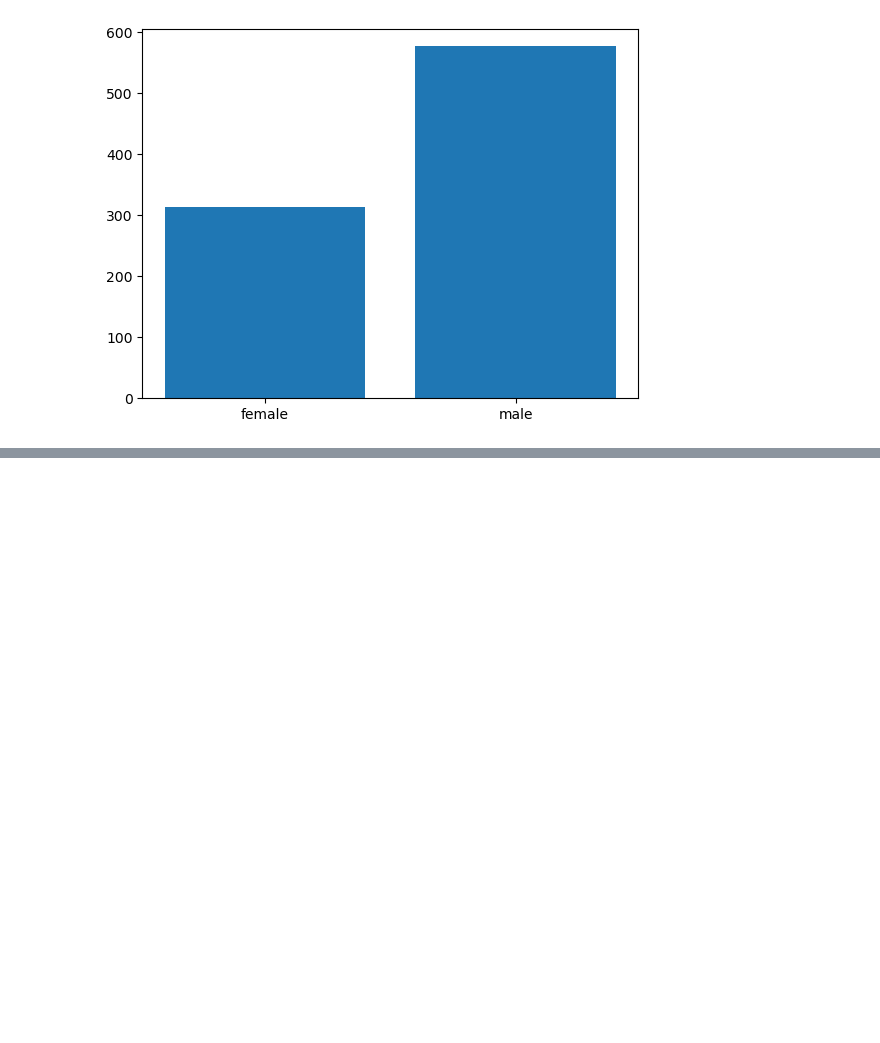
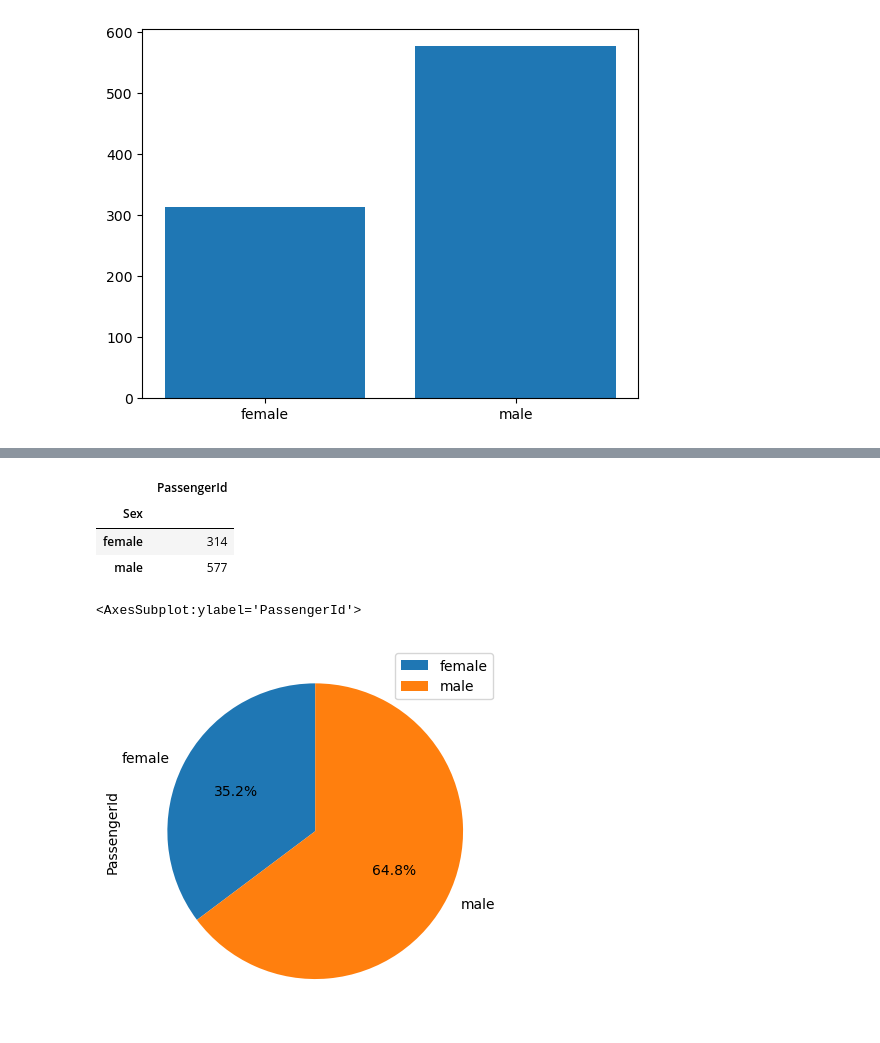
Before and after one commit to jungarcode/visualizaciones, a Jupyter notebook: visualizaciones_univariables.ipynb, the cells around one changed output, grey strips where cells are left out. Saved outputs shown, nothing was run; the diff lists cells and outputs as text; code cells hidden in the pictures; blank space fills up the shorter version.

```diff
--- a/visualizaciones_univariables.ipynb
+++ b/visualizaciones_univariables.ipynb
@@ -90,0 +121,18 @@ plt.bar(
+# %%
+pasajeros_sexo
+# %% [output]
+|  | PassengerId |
+| Sex |  |
+| female | 314 |
+| male | 577 |
+# %%
+# Graficamos con pandas
+
+pasajeros_sexo.plot.pie(
+    y='PassengerId',
+    startangle=90,
+    autopct='%1.1f%%'
+)
+# %% [output]
+<AxesSubplot:ylabel='PassengerId'>
+[figure, added]
```
Also changed, not shown: parts of 8 cells of this notebook.
